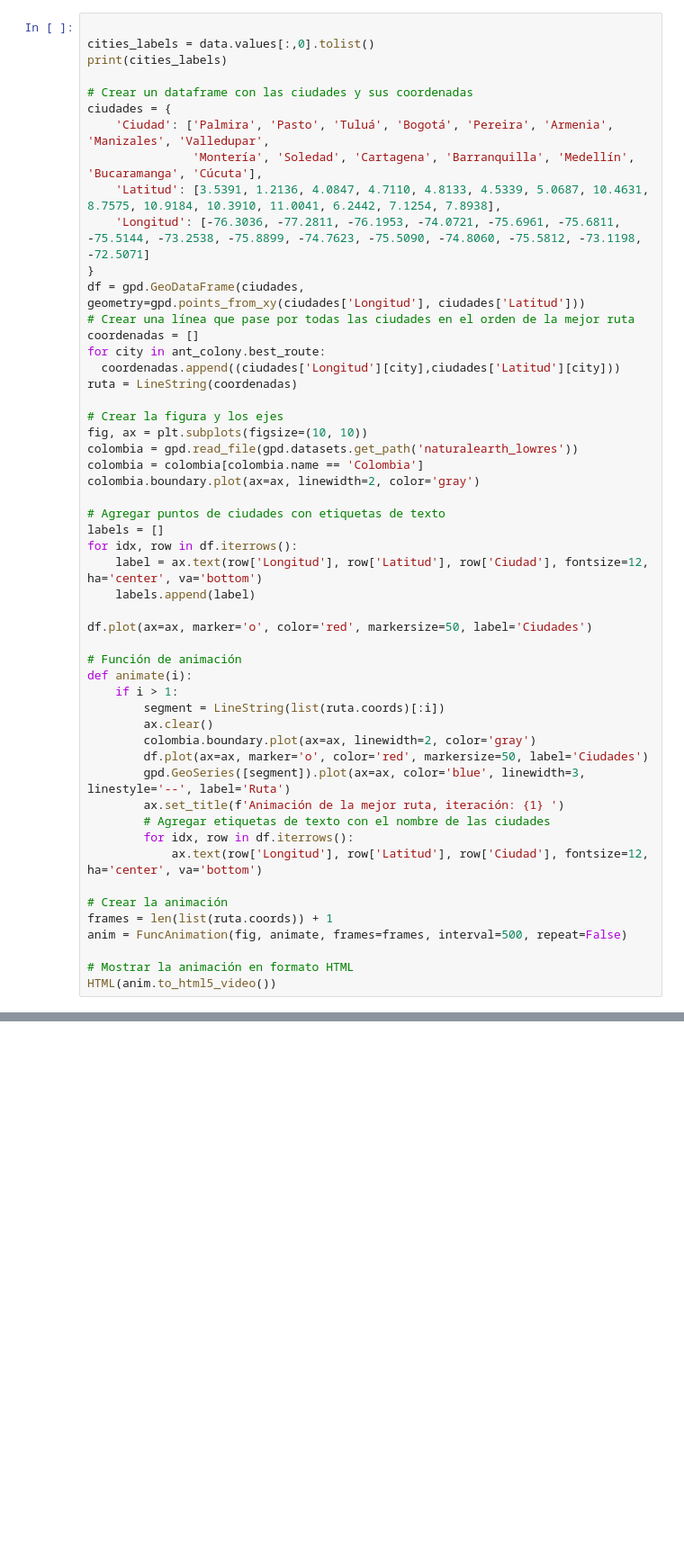
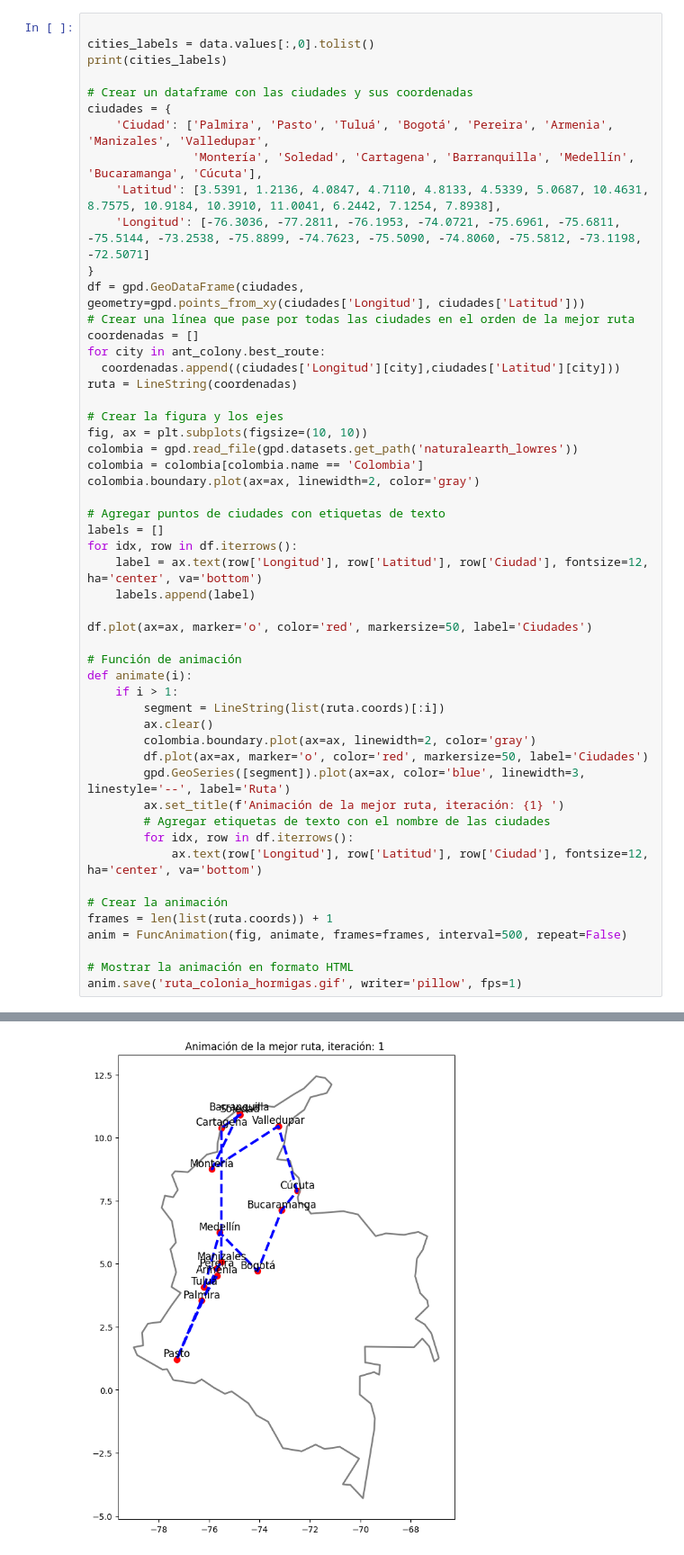
Before and after one commit to dgilrua/Trabajo-1-RNA, a Jupyter notebook: ant_colony_dev.ipynb, the cells around one changed output, grey strips where cells are left out. Shown: that part at 90% size. Saved outputs shown, nothing was run; the diff lists cells and outputs as text; blank space fills up the shorter version.

```diff
--- a/ant_colony_dev.ipynb
+++ b/ant_colony_dev.ipynb
@@ -171,4 +174,5 @@ frames = len(list(ruta.coords)) + 1
 anim = FuncAnimation(fig, animate, frames=frames, interval=500, repeat=False)
 
 # Mostrar la animación en formato HTML
-HTML(anim.to_html5_video())
+anim.save('ruta_colonia_hormigas.gif', writer='pillow', fps=1)
+# %% [output]
@@ -174,0 +180 @@ HTML(anim.to_html5_video())
+[figure, added]
```
Also changed, not shown: parts of 3 cells of this notebook, 1 other file.
